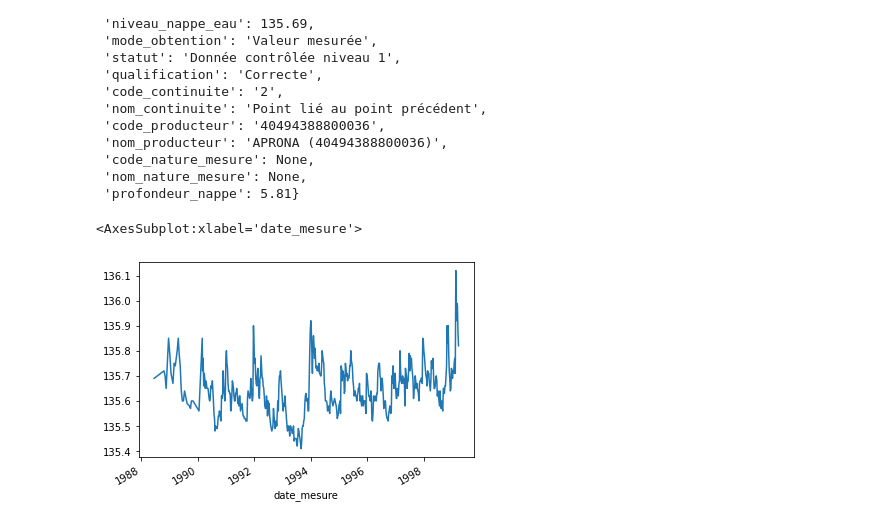
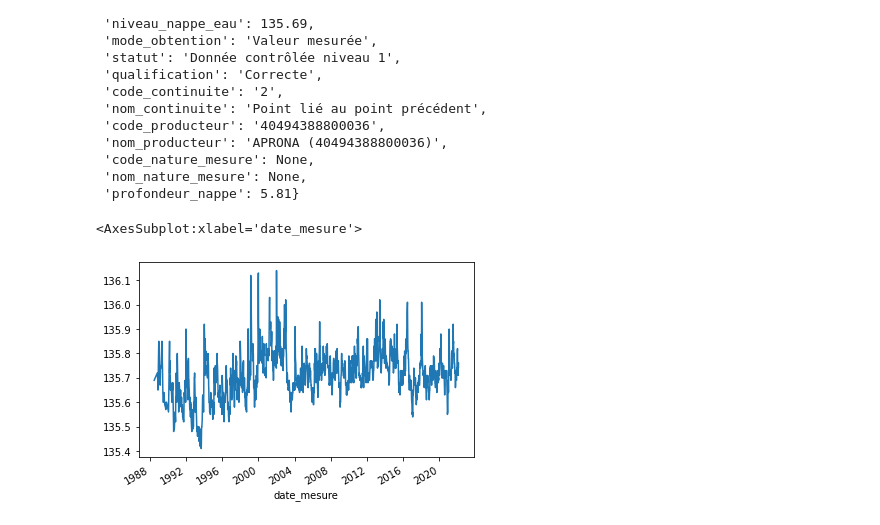
Before and after one commit to untic-dam/EauEnFrance_app, a Jupyter notebook: api_exploration_02.ipynb, the cells around one changed output. Saved outputs shown, nothing was run; the diff lists cells and outputs as text; code cells hidden in the pictures.

Commit message:
plot piezo et extraxtion fichier

```diff
--- a/api_exploration_02.ipynb
+++ b/api_exploration_02.ipynb
@@ -19,9 +19,9 @@ import pprint
 # %% [markdown]
 # Recuperer le code Inses
 # %%
-def recup_commune(departement):
+def recup_commune(code_postale):
     #addresse api
-    curl = f'https://geo.api.gouv.fr/communes?codePostal={str(departement)}'
+    curl = f'https://geo.api.gouv.fr/communes?codePostal={str(code_postale)}'
     #requete api
     commune_req = requests.get(curl).json()
 
@@ -35,9 +35,9 @@ def recup_commune(departement):
 
     return insee, ville, population
 # %%
-departement = 67000
+code_postale = 67000
 
-insee, ville, population = recup_commune(departement)
+insee, ville, population = recup_commune(code_postale)
 
 print("{} possède une population de {:,.0f} habitants".format(ville, population))
 # %% [output]
@@ -194,5 +230,5 @@ def recup_chronique(code_bss, size=5000):
 # %%
 code_bss = str(station['code_bss'])
 
-chronique_req, chroniques = recup_chronique(code_bss, size=500)
+chronique_req, chroniques = recup_chronique(code_bss, size=5000)
 # %% [output]
@@ -222,14 +258,14 @@ chroniques[0]
 # %%
 #transformation chroniques -> df time series
 
 #chroniques (list) -> df
-df_chronique = pd.DataFrame(chroniques)
+df_chronique_brut = pd.DataFrame(chroniques)
 # df -> .csv
-df_chronique.to_csv('data.csv', index=False)
+df_chronique_brut.to_csv('data.csv', index=False)
 # csv -> df time series
-df = pd.read_csv('data.csv', index_col='date_mesure', parse_dates=True)
+df_chronique = pd.read_csv('data.csv', index_col='date_mesure', parse_dates=True)
 #plot
-df['niveau_nappe_eau'].plot()
+df_chronique['niveau_nappe_eau'].plot()
 # %% [output]
 <AxesSubplot:xlabel='date_mesure'>
-[figure, old version]
+[figure, new version]
```
Also changed, not shown: parts of 12 cells of this notebook, 2 other files.
